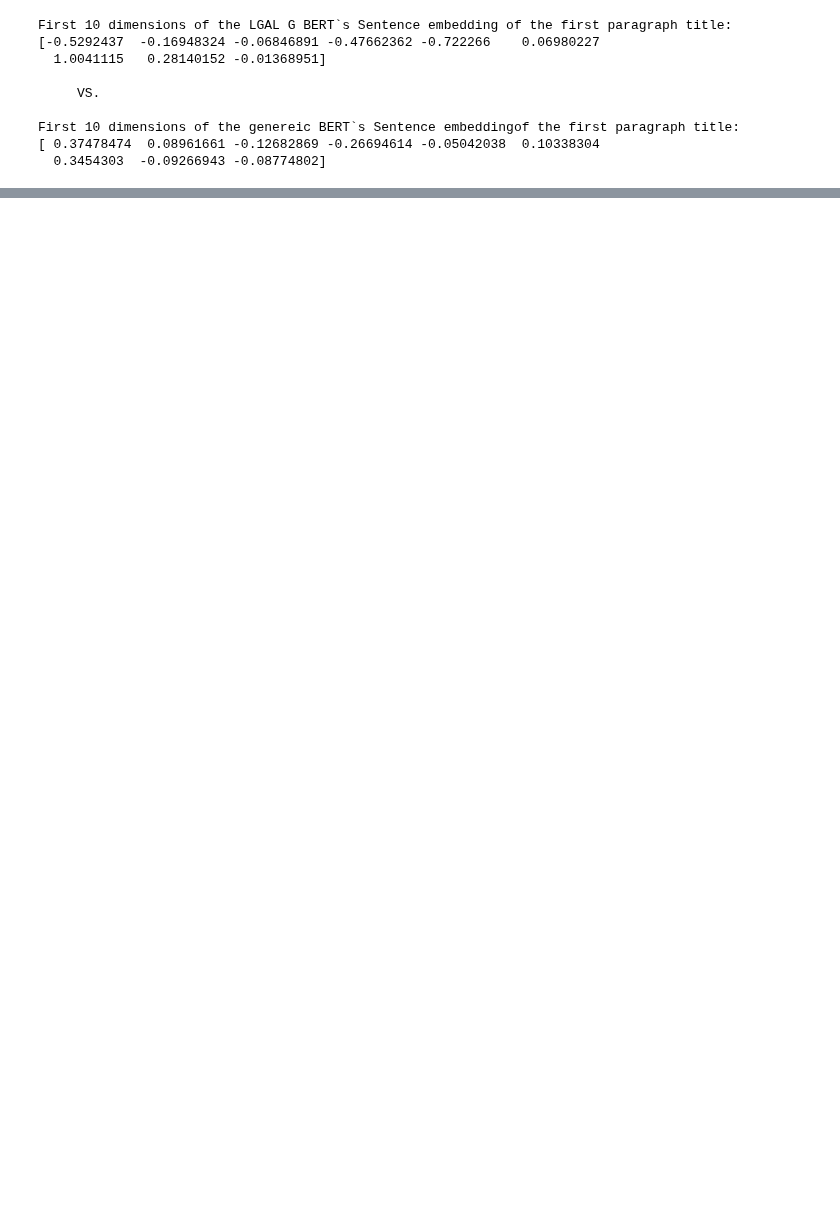
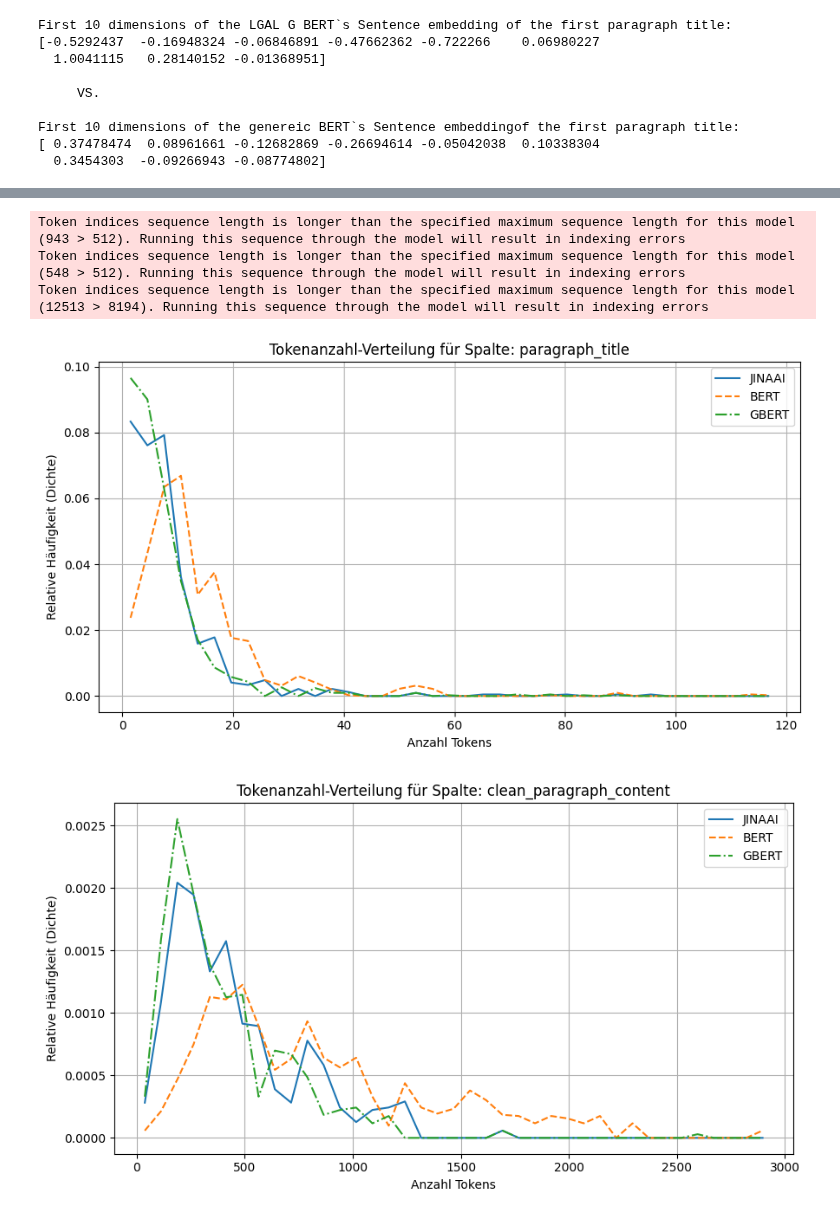
Before and after one commit to Nils7291/NLP_Contract_Checker, a Jupyter notebook: notebooks/03_models.ipynb, the cells around one changed output, grey strips where cells are left out. Cells and saved outputs as stored; diff of their text form; code cells hidden in the pictures; blank space fills up the shorter version.

```diff
--- a/notebooks/03_models.ipynb
+++ b/notebooks/03_models.ipynb
@@ -384,0 +387,17 @@ First 10 dimensions of the genereic BERT`s Sentence embeddingof the first paragr
+# %%
+from transformers import AutoTokenizer
+from sentence_transformers import SentenceTransformer
+# 1. Lade Tokenizer und Modell separat
+tokenizer_jinaai = AutoTokenizer.from_pretrained("jinaai/jina-embeddings-v3")
+#model_jinaai = SentenceTransformer("jinaai/jina-embeddings-v3")
+
+df['tokens_paragraph_title_jiaai'] = df['paragraph_title'].apply(lambda x: tokenizer_jinaai.tokenize(str(x)))
+df['jiaai_bert_quick_paragraph_titel']=df['paragraph_title'].apply(lambda x: [tokenizer_jinaai.encode(x)])
+df['jiaai_quick_paragraph_content']=df['clean_paragraph_content'].apply(lambda x: [tokenizer_jinaai.encode(x)])
+df['jiaai_quick_section_content']=df['clean_section_content'].apply(lambda x: [tokenizer_jinaai.encode(x)])
+display(df["paragraph_title"][0:10])
+print("\n\n--> transformed to tokens (left out since we are using IDs):")
+pd.set_option('display.max_colwidth', None)
+display(df[[ 'tokens_paragraph_title_jiaai','tokens_paragraph_title_gbert','tokens_paragraph_title']].head(10))
+print("\n\n--> transformed to Ids:")
+display(df[[ 'jiaai_quick_section_content',"gbert_quick_paragraph_titel","bert_quick_paragraph_titel"]].head(10))
@@ -384,0 +509,46 @@ First 10 dimensions of the genereic BERT`s Sentence embeddingof the first paragr
+# %%
+
+# Tokenizer laden
+tokenizer_jina = AutoTokenizer.from_pretrained("jinaai/jina-embeddings-v3", trust_remote_code=True)
+tokenizer_bert = AutoTokenizer.from_pretrained("bert-base-cased")
+tokenizer_gbert = AutoTokenizer.from_pretrained("deepset/gbert-base")
+
+# Spalten zum Analysieren
+columns = ["paragraph_title", "clean_paragraph_content", "clean_section_content"]
+
+# Tokenlängen zählen
+token_counts = {"jinaai": {}, "bert": {}, "gbert": {}}
+for col in columns:
+    token_counts["jinaai"][col] = df[col].fillna("").apply(lambda x: len(tokenizer_jina.tokenize(x)))
+    token_counts["bert"][col] = df[col].fillna("").apply(lambda x: len(tokenizer_bert.tokenize(x)))
+    token_counts["gbert"][col] = df[col].fillna("").apply(lambda x: len(tokenizer_gbert.tokenize(x)))
+
+# Plotten (nur bis zum 99%-Quantil der X-Achse)
+for col in columns:
+    plt.figure(figsize=(9, 5))
+    max_x = max(
+        token_counts["jinaai"][col].quantile(0.99),
+        token_counts["bert"][col].quantile(0.99),
+        token_counts["gbert"][col].quantile(0.99),
+    )
+    bins = np.linspace(0, max_x, 40)
+
+    for model_name, style in zip(["jinaai", "bert", "gbert"], ['-', '--', '-.']):
+        data = token_counts[model_name][col]
+        hist, bin_edges = np.histogram(data, bins=bins, density=True)
+        bin_centers = (bin_edges[:-1] + bin_edges[1:]) / 2
+        plt.plot(bin_centers, hist, label=model_name.upper(), linestyle=style)
+
+    plt.title(f"Tokenanzahl-Verteilung für Spalte: {col}")
+    plt.xlabel("Anzahl Tokens")
+    plt.ylabel("Relative Häufigkeit (Dichte)")
+    plt.legend()
+    plt.grid(True)
+    plt.tight_layout()
+    plt.show()
+# %% [output]
+Token indices sequence length is longer than the specified maximum sequence length for this model (943 > 512). Running this sequence through the model will result in indexing errors
+Token indices sequence length is longer than the specified maximum sequence length for this model (548 > 512). Running this sequence through the model will result in indexing errors
+Token indices sequence length is longer than the specified maximum sequence length for this model (12513 > 8194). Running this sequence through the model will result in indexing errors
+[figure, added]
+[figure, added]
```
Also changed, not shown: parts of 28 cells of this notebook, 1 other file.
